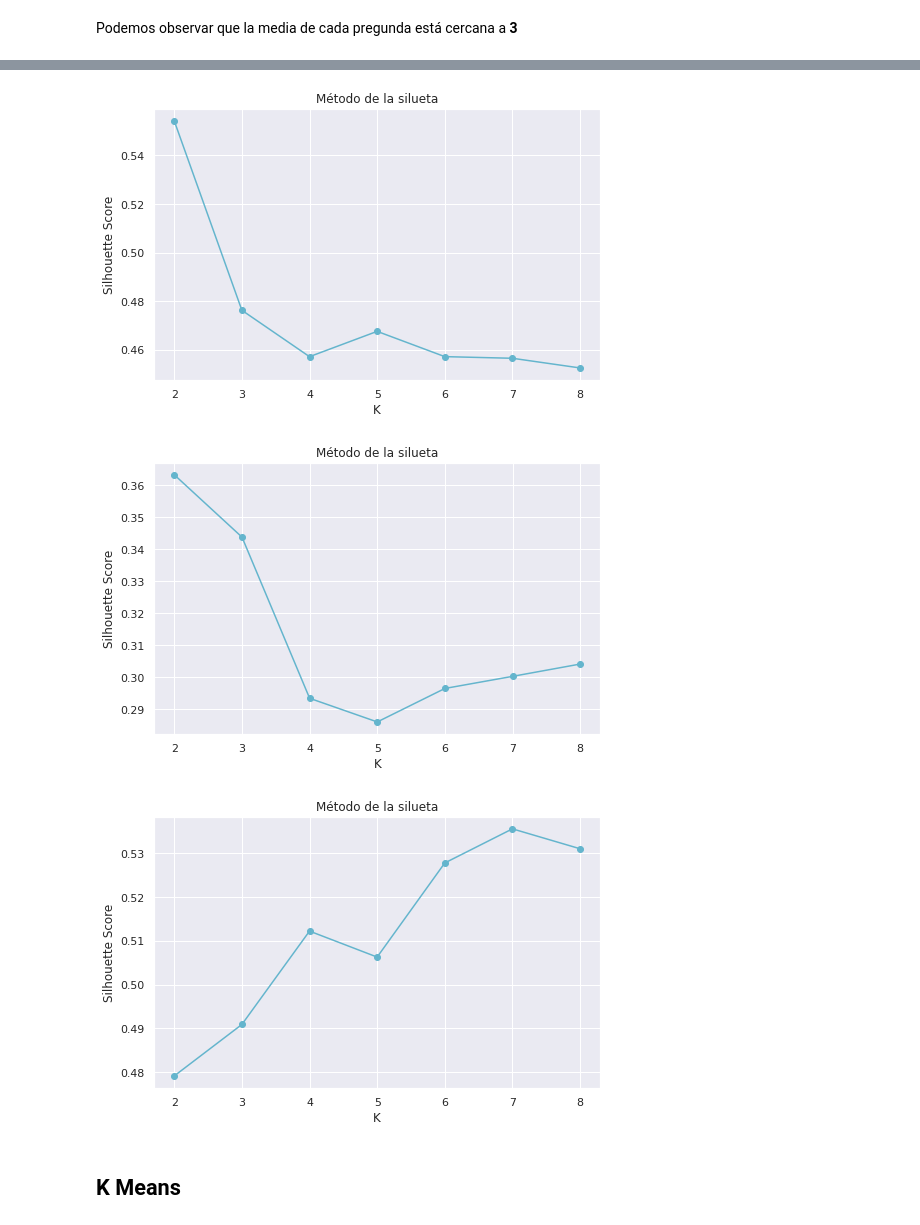
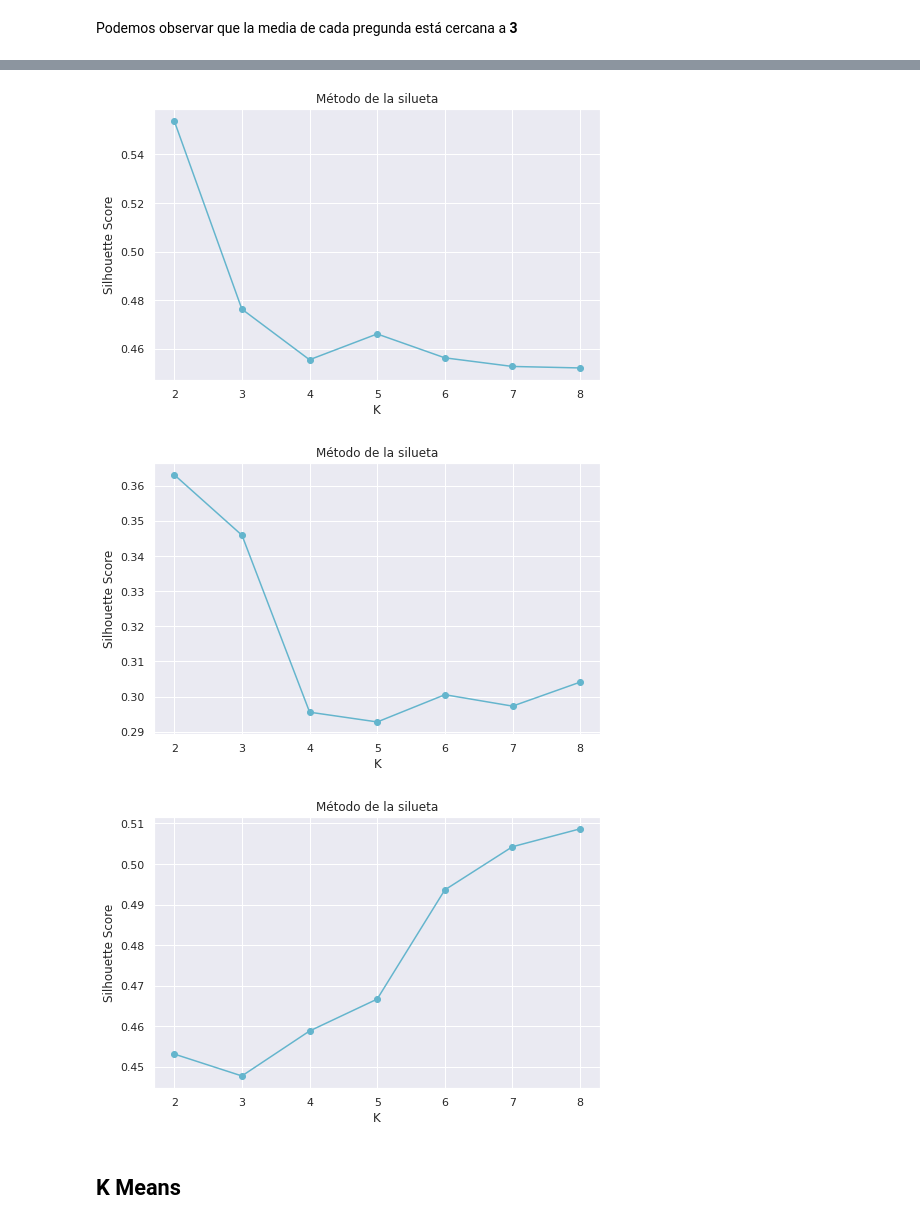
Before and after one commit to SarahLares/Clustering_on_Survery, a Jupyter notebook: Tarea_3_Clustering.ipynb, the cells around one changed output, grey strips where cells are left out. Saved outputs shown, nothing was run; the diff lists cells and outputs as text; code cells hidden in the pictures.

```diff
--- a/Tarea_3_Clustering.ipynb
+++ b/Tarea_3_Clustering.ipynb
@@ -201,32 +193,33 @@ Ralicemos una agrupación mediante el algoritmo de *Kmeans* en dos materias a ve
 # %%
 from sklearn.preprocessing import StandardScaler
 ss = StandardScaler()
-X1 = ss.fit_transform(df_C1)
-X7 = ss.fit_transform(df_C7)
-X9 = ss.fit_transform(df_C9)
+
+X_7 = ss.fit_transform(df_C7)
+X_8 = ss.fit_transform(df_C8)
+X_11 = ss.fit_transform(df_C11)
 # %%
 from sklearn.cluster import KMeans
 from sklearn.metrics import silhouette_score
 # %%
-dis_1 = []
-sil_1 = []
+dis_11 = []
+sil_11 = []
 dis_7 = []
 sil_7 = []
-dis_9 = []
-sil_9 = []
+dis_8 = []
+sil_8 = []
 for i in range(2,9):
-  model_1 = KMeans(n_clusters= i, random_state=2)
-  model_1.fit(X_1)
-  dis_1.append(model_1.inertia_)
-  sil_1.append(silhouette_score(X_1, model_1.fit_predict(X_1)))
+  model_11 = KMeans(n_clusters= i, random_state=2)
+  model_11.fit(X_11)
+  dis_11.append(model_11.inertia_)
+  sil_11.append(silhouette_score(X_11, model_11.fit_predict(X_11)))
   model_7 = KMeans(n_clusters= i, random_state=3)
   model_7.fit(X_7)
   dis_7.append(model_7.inertia_)
   sil_7.append(silhouette_score(X_7, model_7.fit_predict(X_7)))
-  model_9 = KMeans(n_clusters= i, random_state=3)
-  model_9.fit(X_9)
-  dis_9.append(model_9.inertia_)
-  sil_9.append(silhouette_score(X_9, model_9.fit_predict(X_9)))
+  model_8 = KMeans(n_clusters= i, random_state=3)
+  model_8.fit(X_8)
+  dis_8.append(model_8.inertia_)
+  sil_8.append(silhouette_score(X_8, model_8.fit_predict(X_8)))
 # %%
 plt.figure(figsize=(8,5))
 plt.plot(np.linspace(2,8,7),sil_7,'co-')
@@ -235,25 +228,25 @@ plt.ylabel ('Silhouette Score')
 plt.title('Método de la silueta')
 plt.show()
 # %% [output]
-[figure, old version]
+[figure, new version]
 # %%
 plt.figure(figsize=(8,5))
-plt.plot(np.linspace(2,8,7),sil_9,'co-')
+plt.plot(np.linspace(2,8,7),sil_8,'co-')
 plt.xlabel ('K')
 plt.ylabel ('Silhouette Score')
 plt.title('Método de la silueta')
 plt.show()
 # %% [output]
-[figure, old version]
+[figure, new version]
 # %%
 plt.figure(figsize=(8,5))
-plt.plot(np.linspace(2,8,7),sil_1,'co-')
+plt.plot(np.linspace(2,8,7),sil_11,'co-')
 plt.xlabel ('K')
 plt.ylabel ('Silhouette Score')
 plt.title('Método de la silueta')
 plt.show()
 # %% [output]
-[figure, old version]
+[figure, new version]
 # %% [markdown]
 ## K Means
 # %%
```
Also changed, not shown: parts of 34 cells of this notebook.
